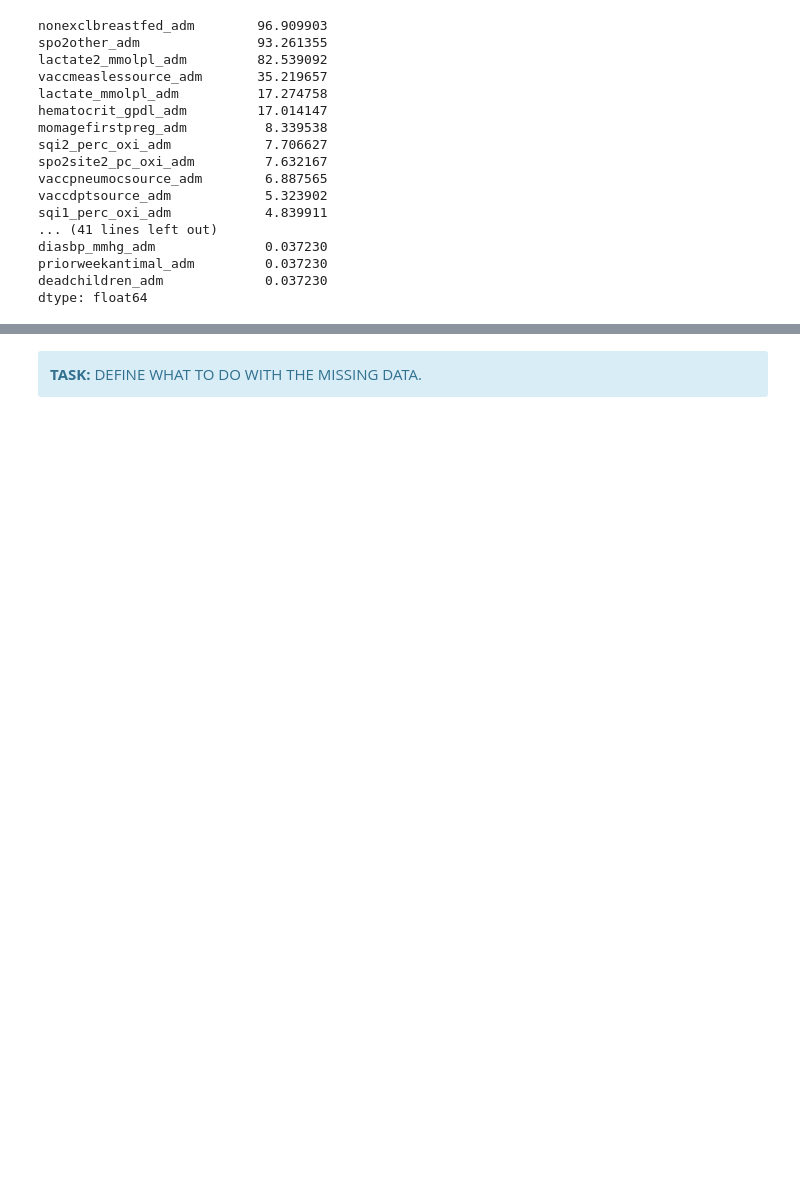
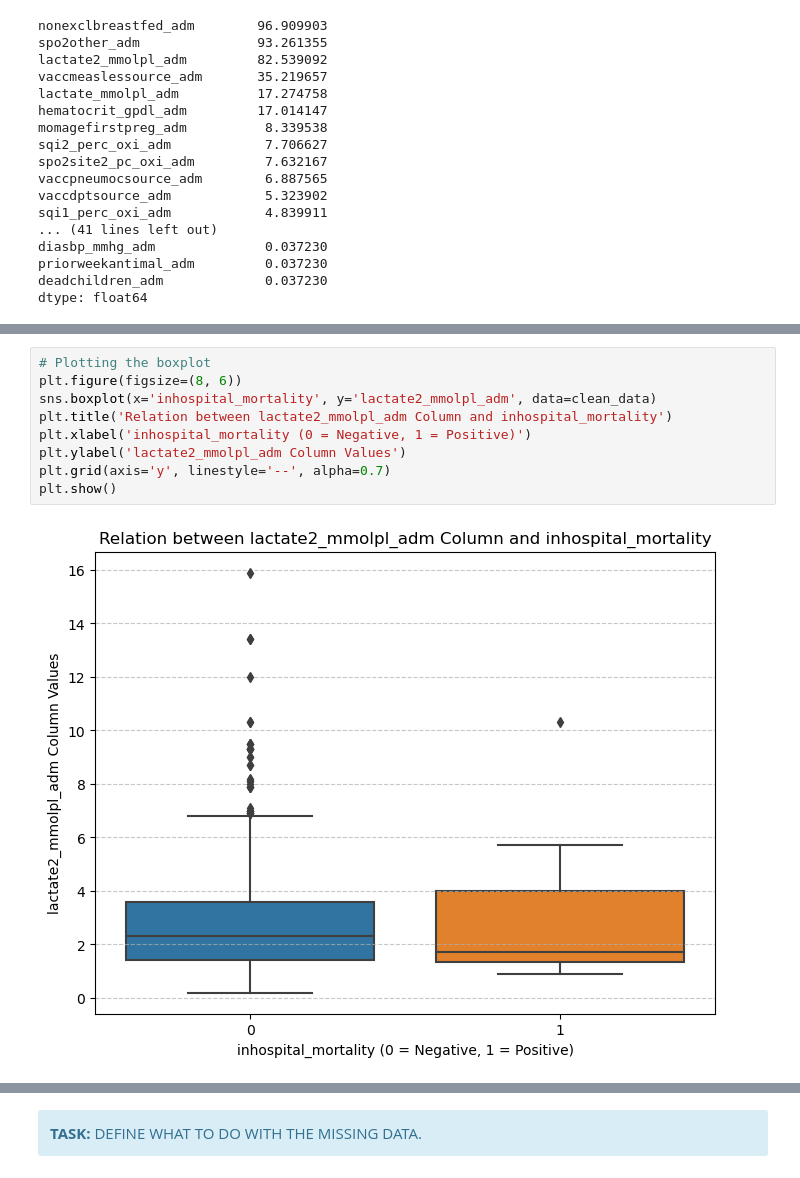
Before and after one commit to ucheokechukwu/Pediatric-Sepsis-Challenge, a Jupyter notebook: notebooks/eda_carol.ipynb, the cells around one changed output, grey strips where cells are left out. Drawn from its saved outputs; the diff is of its cells as text; blank space fills up the shorter version.

```diff
--- a/notebooks/eda_carol.ipynb
+++ b/notebooks/eda_carol.ipynb
@@ -149,0 +242,11 @@ dtype: float64
+# %%
+# Plotting the boxplot
+plt.figure(figsize=(8, 6))
+sns.boxplot(x='inhospital_mortality', y='lactate2_mmolpl_adm', data=clean_data)
+plt.title('Relation between lactate2_mmolpl_adm Column and inhospital_mortality')
+plt.xlabel('inhospital_mortality (0 = Negative, 1 = Positive)')
+plt.ylabel('lactate2_mmolpl_adm Column Values')
+plt.grid(axis='y', linestyle='--', alpha=0.7)
+plt.show()
+# %% [output]
+[figure, added]
```
Also changed, not shown: parts of 27 cells of this notebook, 4 other files.
